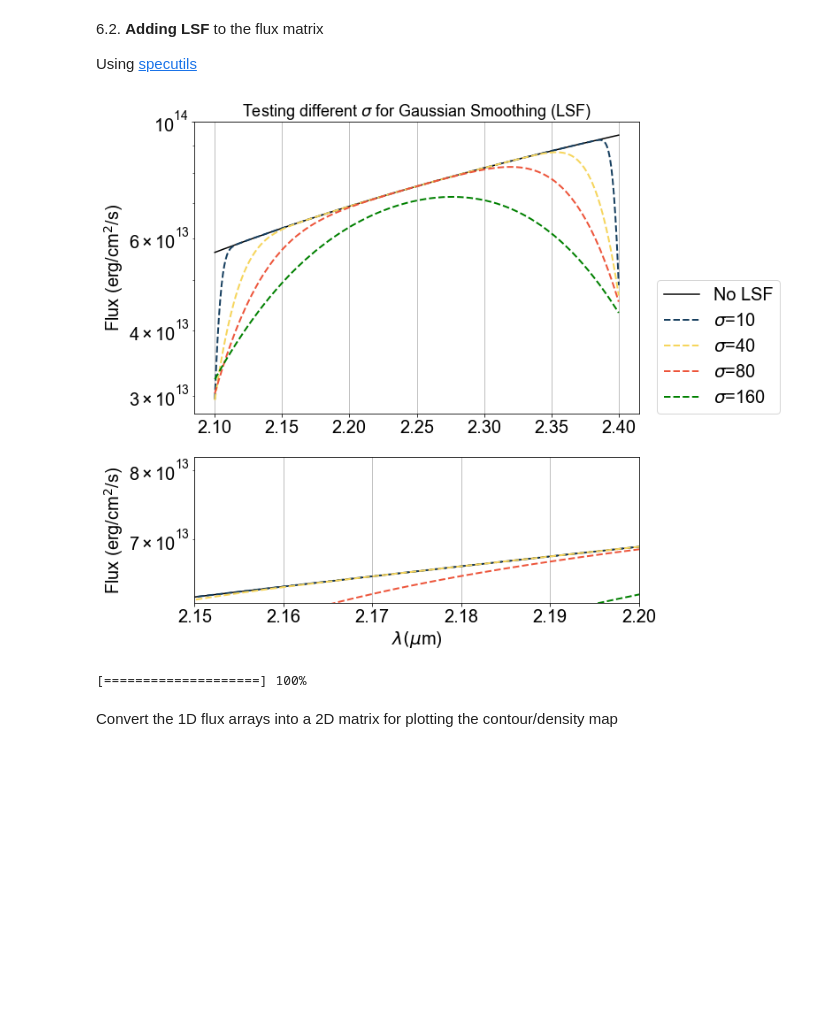
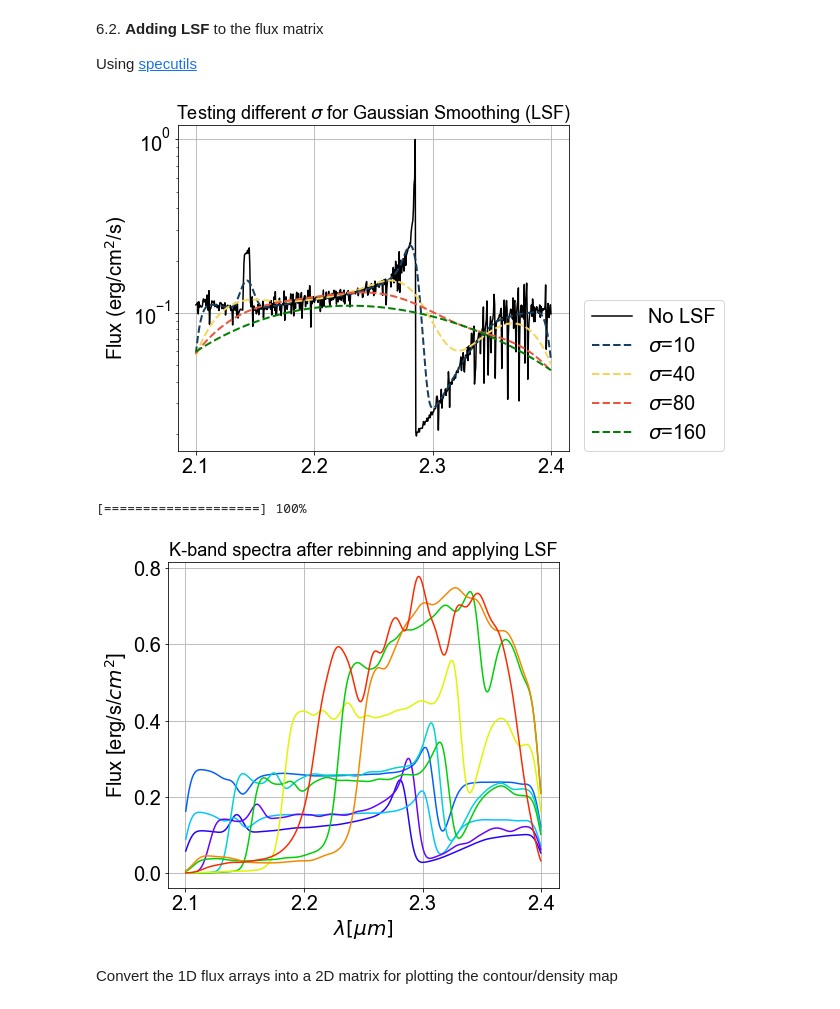
Before and after one commit to SoumyaShreeram/Slitless_spectroscopy, a Jupyter notebook: 01_Simulating_Spectra.ipynb, the cells around one changed output. Cells and saved outputs as stored; diff of their text form; code cells hidden in the pictures; blank space fills up the shorter version.

Commit message:
dispersed 1000 stars

```diff
--- a/01_Simulating_Spectra.ipynb
+++ b/01_Simulating_Spectra.ipynb
@@ -171,21 +172,24 @@ We chose dispersions only in the K-band wavelengths for the stars.
 waves_k, idx = ss.chooseKband(wave_len_arr2D, k_upper, k_lower, disperse_range)
 
 # defining the K-band flux
-flux_k2D, flux_k2Dsum = np.empty((0, len(waves_k))), np.empty((0, len(waves_k)))
-flux_k2D = ss.fluxKband(flux_arr2D, x_pos, flux_k2D, idx, disperse_range, 'mean')
+flux_k2Dmean, flux_k2Dsum = np.empty((0, len(waves_k))), np.empty((0, len(waves_k)))
+flux_k2Dmean = ss.fluxKband(flux_arr2D, x_pos, flux_k2Dmean, idx, disperse_range, 'mean')
 flux_k2Dsum = ss.fluxKband(flux_arr2D, x_pos, flux_k2Dsum, idx, disperse_range, 'sum')
 
 fig,ax = plt.subplots(1,2,figsize=(20,10))
 for i in range(num_spectra):
-    # k-band spectra (flux)
-    ax[0].plot(waves_k, np.log(flux_k2D[i]), color=colors[i])
+    # k-band spectra (flux rebinned by taking mean)
+    ax[0].plot(waves_k, flux_k2Dmean[i], color=colors[i])
     pt.setLabel(ax[0], r'$\lambda [\mu m]$', r'log(Flux) [erg/s/$cm^2$]', \
                 r'K-band spectra: Rebinned by taking $\mathbf{mean}$', 'default', 'default',\
                 legend=False)
 
-    # k-band spectra (flux is log)
-    ax[1].plot(waves_k, np.log(flux_k2Dsum[i]), color=colors[i], label=pt.labelSpectra(params_arr2D[i]))
-    pt.setLabel(ax[1], r'$\lambda [\mu m]$', r'log(Flux) [erg/s/$cm^2$]', \
+    # k-band spectra (flux rebinned by taking sum)
+    ax[1].plot(waves_k, flux_k2Dsum[i], color=colors[i], label=pt.labelSpectra(params_arr2D[i]))
+    pt.setLabel(ax[1], r'$\lambda [\mu m]$', r'Flux [erg/s/$cm^2$]', \
                 r'K-band spectra: Rebinned by taking $\mathbf{sum}$', 'default', 'default',\
                 legend=True)
+
+    # define the flux
+    flux_k2D[i] = flux_k2Dsum[i]/np.nanmax(flux_k2Dsum[i])
 # %% [output]
@@ -227,21 +232,26 @@ pt.plotContour(l_pix, u_pix, flux_noise_matrix2D)
 
 Using [specutils](https://specutils.readthedocs.io/en/stable/)
 # %%
-fig, ax = plt.subplots(2,1,figsize=(9,10), gridspec_kw={'height_ratios':[2, 1]})
-
+fig, ax = plt.subplots(1,1,figsize=(7, 6))
 colors = ['#173F5F', '#F6D55C', '#ED553B', 'g']
 sigma_LSF_arr = [10, 40, 80, 160]
 
-pt.plotDifferentGaussianLSFs(ax[0], flux_k2D, waves_k, sigma_LSF_arr, \
+pt.plotDifferentGaussianLSFs(ax, flux_k2D, waves_k, sigma_LSF_arr, \
                              colors, 'default', 'default')
-pt.plotDifferentGaussianLSFs(ax[1], flux_k2D, waves_k, sigma_LSF_arr, \
-                             colors, [2.15, 2.2], [6.2e13,8.2e13])
 # %% [output]
-[figure, old version]
+[figure, new version]
-# %%
-flux_LSF2D = ss.addLSF(x_pos, flux_k2D, sigma_LSF, waves_k)
-# %% [output]
-[====================] 100%
+# %%
+flux_LSF2D = ss.addLSF(x_pos, flux_k2D, sigma_LSF, waves_k)
+
+fig, ax = plt.subplots(1,1,figsize=(7, 6))
+for i in range(num_spectra):
+    ax.plot(waves_k, flux_LSF2D[i], color=colors[i])
+pt.setLabel(ax, r'$\lambda [\mu m]$', r'Flux [erg/s/$cm^2$]', \
+            r'K-band spectra after rebinning and applying LSF', 'default',\
+            'default', legend=False)
+# %% [output]
+[====================] 100%
+[figure, added]
 # %% [markdown]
 Convert the 1D flux arrays into a 2D matrix for plotting the contour/density map
 # %%
```
Also changed, not shown: parts of 11 cells of this notebook, 1 other file.
